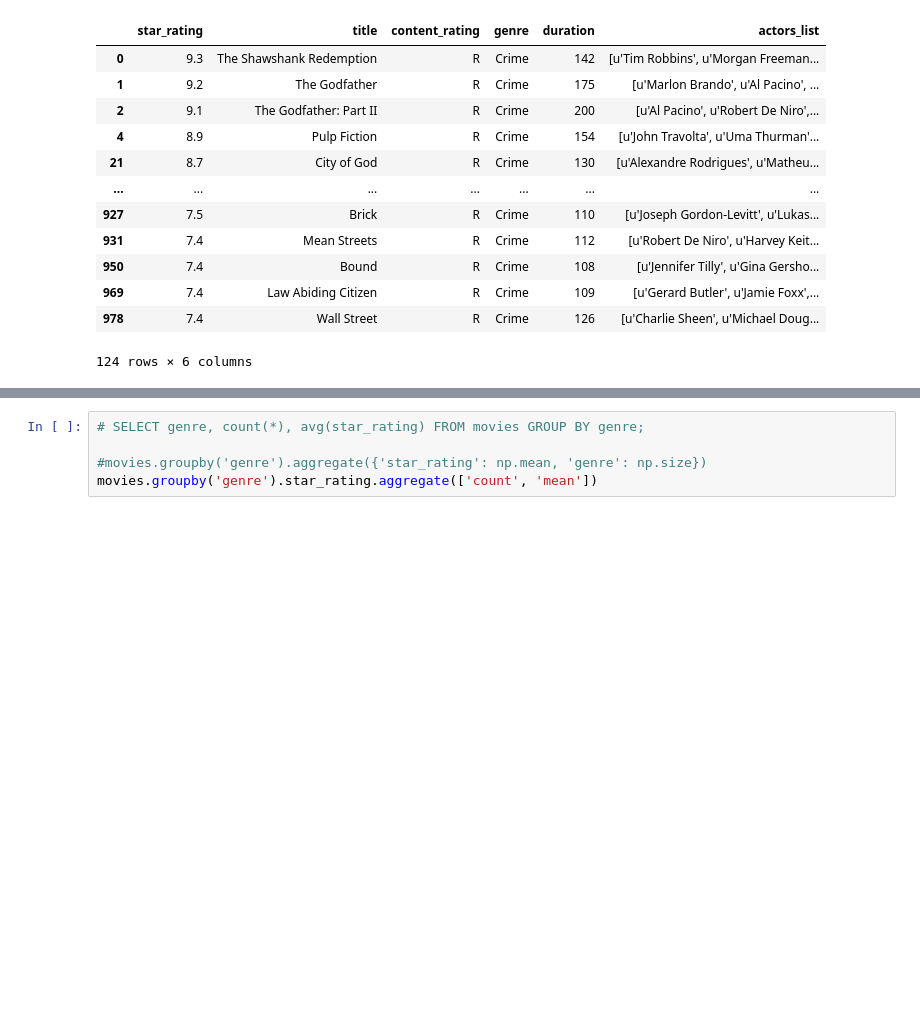
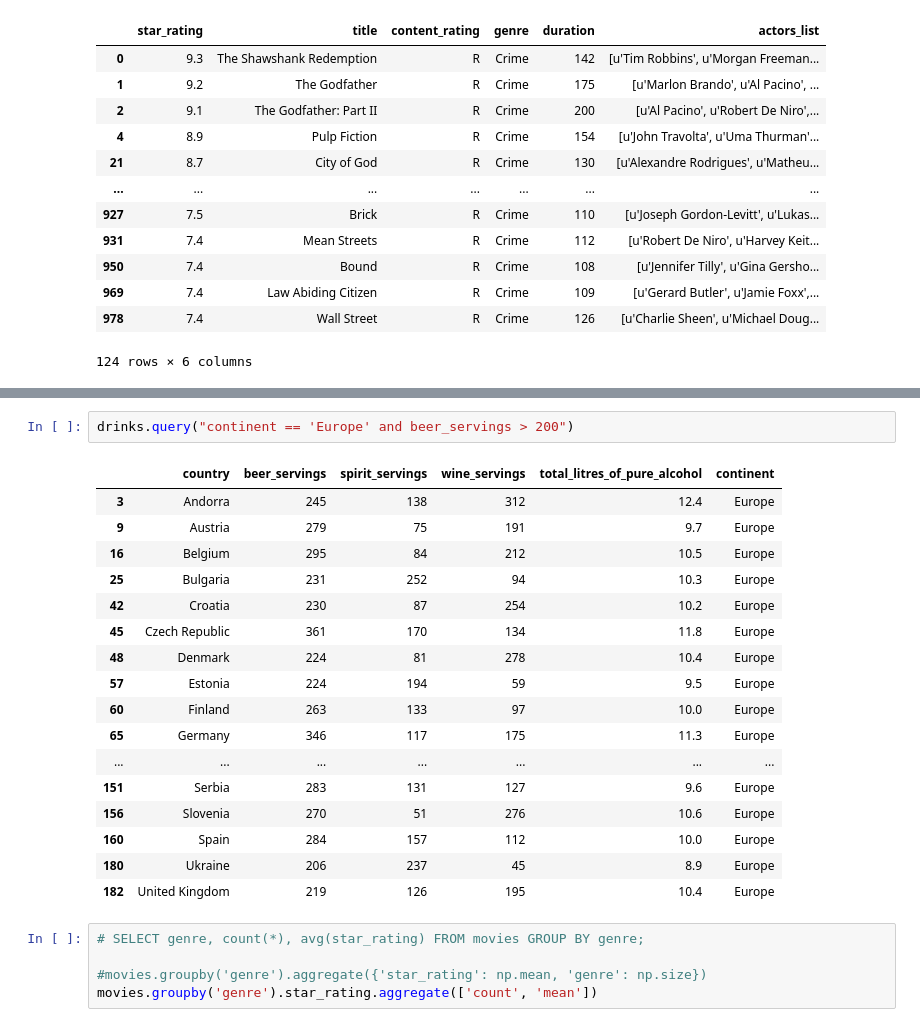
Before and after one commit to tomasz450/Analiza-danych-w-Python-11.05.26, a Jupyter notebook: 3. Pandas/Pandas.ipynb, the cells around one changed output, grey strips where cells are left out. Saved outputs shown, nothing was run; the diff lists cells and outputs as text; blank space fills up the shorter version.

```diff
--- a/3. Pandas/Pandas.ipynb
+++ b/3. Pandas/Pandas.ipynb
@@ -2117,3 +2135,23 @@ movies[movies.genre == 'Crime']
+# %%
+drinks.query("continent == 'Europe' and beer_servings > 200")
+# %% [output]
+|  | country | beer_servings | spirit_servings | wine_servings | total_litres_of_pure_alcohol | continent |
+| 3 | Andorra | 245 | 138 | 312 | 12.4 | Europe |
+| 9 | Austria | 279 | 75 | 191 | 9.7 | Europe |
+| 16 | Belgium | 295 | 84 | 212 | 10.5 | Europe |
+| 25 | Bulgaria | 231 | 252 | 94 | 10.3 | Europe |
+| 42 | Croatia | 230 | 87 | 254 | 10.2 | Europe |
+| 45 | Czech Republic | 361 | 170 | 134 | 11.8 | Europe |
+| 48 | Denmark | 224 | 81 | 278 | 10.4 | Europe |
+| 57 | Estonia | 224 | 194 | 59 | 9.5 | Europe |
+| 60 | Finland | 263 | 133 | 97 | 10.0 | Europe |
+| 65 | Germany | 346 | 117 | 175 | 11.3 | Europe |
+| ... | ... | ... | ... | ... | ... | ... |
+| 151 | Serbia | 283 | 131 | 127 | 9.6 | Europe |
+| 156 | Slovenia | 270 | 51 | 276 | 10.6 | Europe |
+| 160 | Spain | 284 | 157 | 112 | 10.0 | Europe |
+| 180 | Ukraine | 206 | 237 | 45 | 8.9 | Europe |
+| 182 | United Kingdom | 219 | 126 | 195 | 10.4 | Europe |
 # %%
 # SELECT genre, count(*), avg(star_rating) FROM movies GROUP BY genre;
 
```
Also changed, not shown: parts of 5 cells of this notebook, 2 other files.
